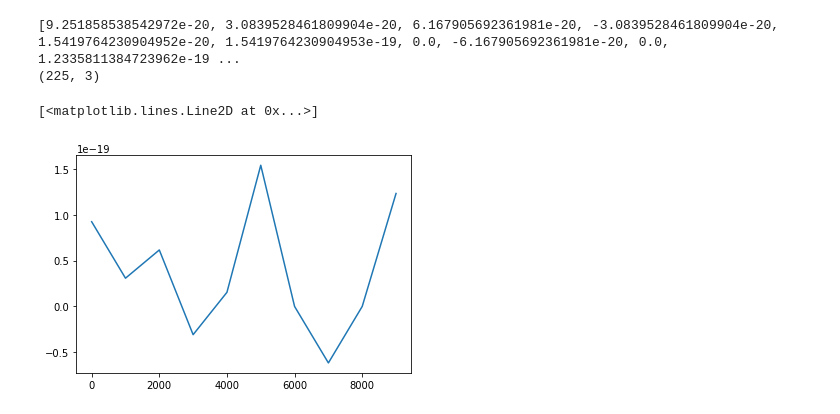
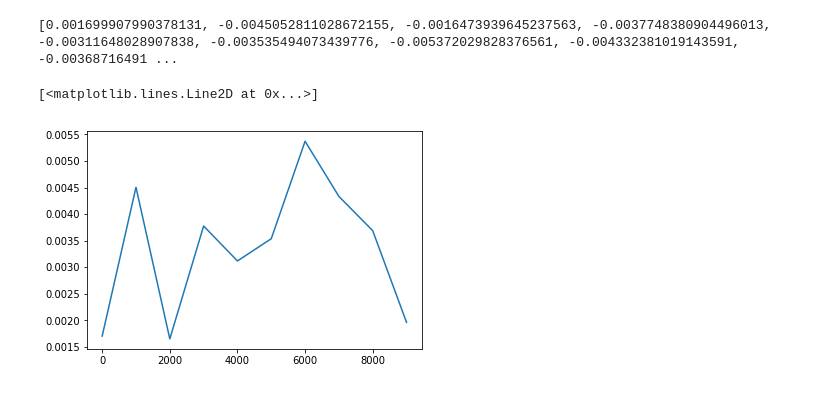
Before and after one commit to JulieCornet/scripts_analysis, a Jupyter notebook: boucle_frames_diffusion.ipynb, the cells around one changed output. Saved outputs shown, nothing was run; the diff lists cells and outputs as text; code cells hidden in the pictures.

```diff
--- a/boucle_frames_diffusion.ipynb
+++ b/boucle_frames_diffusion.ipynb
@@ -172,9 +221,7 @@ for ts in u.trajectory:
-# %%
-print(Ct)
-print(np.shape(bary0))
-plt.plot(t,Ct)
-# %% [output]
-[9.251858538542972e-20, 3.0839528461809904e-20, 6.167905692361981e-20, -3.0839528461809904e-20, 1.5419764230904952e-20, 1.5419764230904953e-19, 0.0, -6.167905692361981e-20, 0.0, 1.2335811384723962e-19 ...
-(225, 3)
-[<matplotlib.lines.Line2D at 0x...>]
-[figure, removed]
+# %%
+print(Ct_Lo)
+plt.plot(t,np.abs(Ct_Lo))
+# %% [output]
+[0.001699907990378131, -0.0045052811028672155, -0.0016473939645237563, -0.0037748380904496013, -0.00311648028907838, -0.003535494073439776, -0.005372029828376561, -0.004332381019143591, -0.00368716491 ...
+[<matplotlib.lines.Line2D at 0x...>]
+[figure, added]
```
Also changed, not shown: parts of 10 cells of this notebook, 2 other files.
